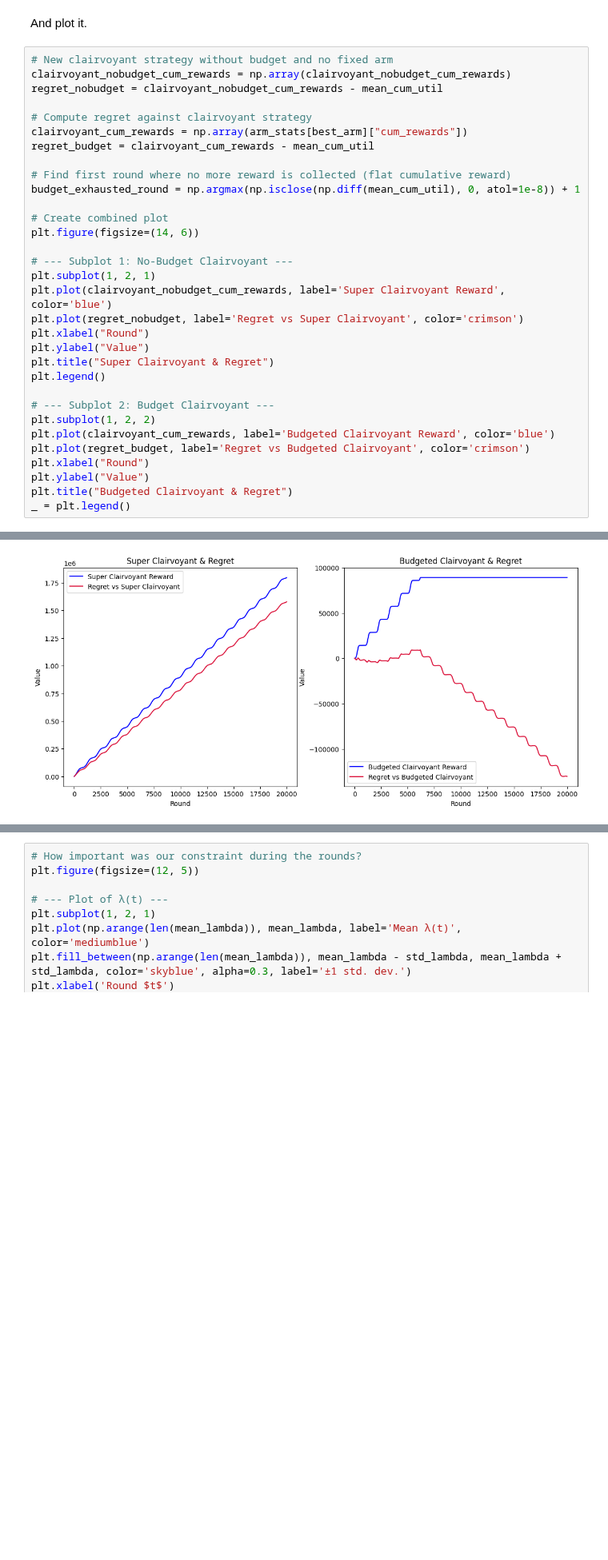
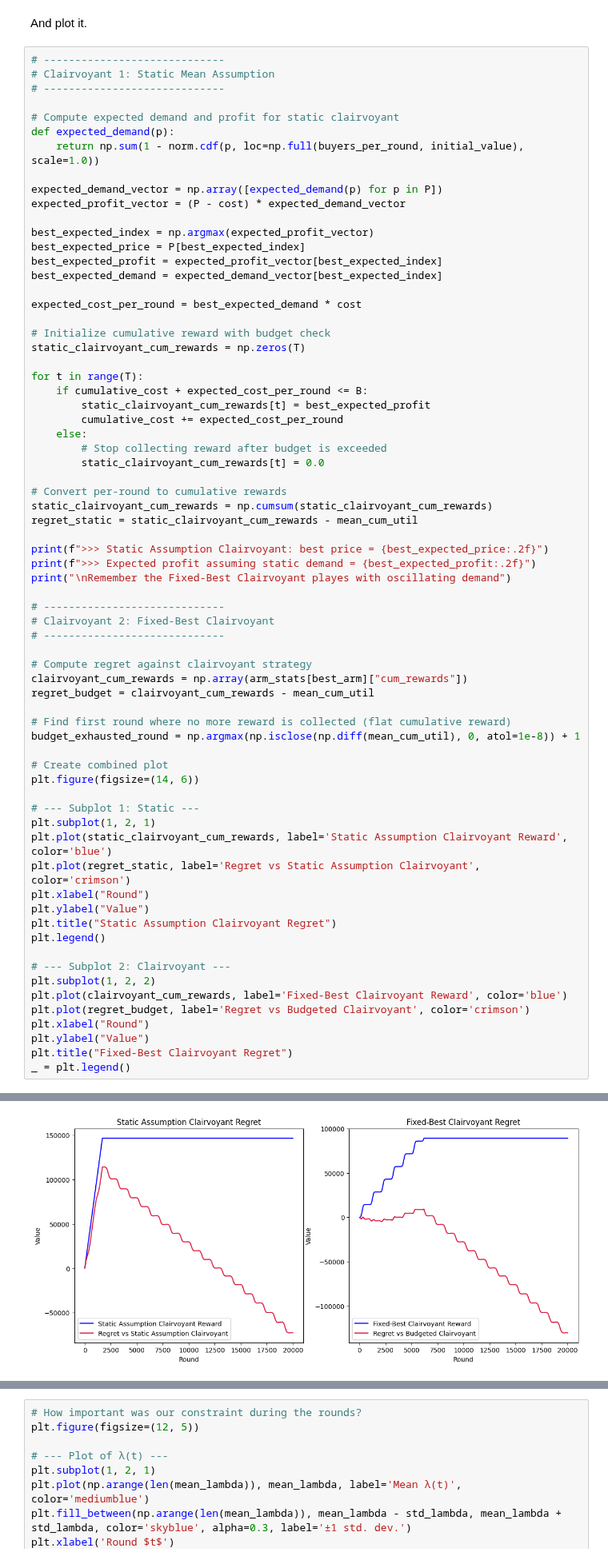
Before and after one commit to peetceenatoo/online-learning, a Jupyter notebook: R3.ipynb, the cells around one changed output, grey strips where cells are left out. Shown at 80% size. Saved outputs shown, nothing was run; the diff lists cells and outputs as text; blank space fills up the shorter version.

Commit message:
fix R3 regret (to be doublechecked)

```diff
--- a/R3.ipynb
+++ b/R3.ipynb
@@ -403,9 +381,46 @@ print(f">>> Clairvoyant (no-budget): total reward = {cum_reward_nobudget:.2f}")
 # %% [markdown]
 And plot it.
 # %%
-# New clairvoyant strategy without budget and no fixed arm
-clairvoyant_nobudget_cum_rewards = np.array(clairvoyant_nobudget_cum_rewards)
-regret_nobudget = clairvoyant_nobudget_cum_rewards - mean_cum_util
+# -----------------------------
+# Clairvoyant 1: Static Mean Assumption
+# -----------------------------
+
+# Compute expected demand and profit for static clairvoyant
+def expected_demand(p):
+    return np.sum(1 - norm.cdf(p, loc=np.full(buyers_per_round, initial_value), scale=1.0))
+
+expected_demand_vector = np.array([expected_demand(p) for p in P])
+expected_profit_vector = (P - cost) * expected_demand_vector
+
+best_expected_index = np.argmax(expected_profit_vector)
+best_expected_price = P[best_expected_index]
+best_expected_profit = expected_profit_vector[best_expected_index]
+best_expected_demand = expected_demand_vector[best_expected_index]
+
+expected_cost_per_round = best_expected_demand * cost
+
+# Initialize cumulative reward with budget check
+static_clairvoyant_cum_rewards = np.zeros(T)
+
+for t in range(T):
+    if cumulative_cost + expected_cost_per_round <= B:
+        static_clairvoyant_cum_rewards[t] = best_expected_profit
+        cumulative_cost += expected_cost_per_round
+    else:
+        # Stop collecting reward after budget is exceeded
+        static_clairvoyant_cum_rewards[t] = 0.0
+
+# Convert per-round to cumulative rewards
+static_clairvoyant_cum_rewards = np.cumsum(static_clairvoyant_cum_rewards)
+regret_static = static_clairvoyant_cum_rewards - mean_cum_util
+
+print(f">>> Static Assumption Clairvoyant: best price = {best_expected_price:.2f}")
+print(f">>> Expected profit assuming static demand = {best_expected_profit:.2f}")
+print("\nRemember the Fixed-Best Clairvoyant playes with oscillating demand")
+
+# -----------------------------
+# Clairvoyant 2: Fixed-Best Clairvoyant
+# -----------------------------
 
 # Compute regret against clairvoyant strategy
 clairvoyant_cum_rewards = np.array(arm_stats[best_arm]["cum_rewards"])
@@ -417,21 +432,21 @@ budget_exhausted_round = np.argmax(np.isclose(np.diff(mean_cum_util), 0, atol=1e
 # Create combined plot
 plt.figure(figsize=(14, 6))
 
-# --- Subplot 1: No-Budget Clairvoyant ---
+# --- Subplot 1: Static ---
 plt.subplot(1, 2, 1)
-plt.plot(clairvoyant_nobudget_cum_rewards, label='Super Clairvoyant Reward', color='blue')
-plt.plot(regret_nobudget, label='Regret vs Super Clairvoyant', color='crimson')
+plt.plot(static_clairvoyant_cum_rewards, label='Static Assumption Clairvoyant Reward', color='blue')
+plt.plot(regret_static, label='Regret vs Static Assumption Clairvoyant', color='crimson')
 plt.xlabel("Round")
 plt.ylabel("Value")
-plt.title("Super Clairvoyant & Regret")
+plt.title("Static Assumption Clairvoyant Regret")
 plt.legend()
 
-# --- Subplot 2: Budget Clairvoyant ---
+# --- Subplot 2: Clairvoyant ---
 plt.subplot(1, 2, 2)
-plt.plot(clairvoyant_cum_rewards, label='Budgeted Clairvoyant Reward', color='blue')
+plt.plot(clairvoyant_cum_rewards, label='Fixed-Best Clairvoyant Reward', color='blue')
 plt.plot(regret_budget, label='Regret vs Budgeted Clairvoyant', color='crimson')
 plt.xlabel("Round")
 plt.ylabel("Value")
-plt.title("Budgeted Clairvoyant & Regret")
+plt.title("Fixed-Best Clairvoyant Regret")
 _ = plt.legend()
 # %% [output]
@@ -438 +457 @@ _ = plt.legend()
-[figure, old version]
+[figure, new version]
```
Also changed, not shown: parts of 7 cells of this notebook.
